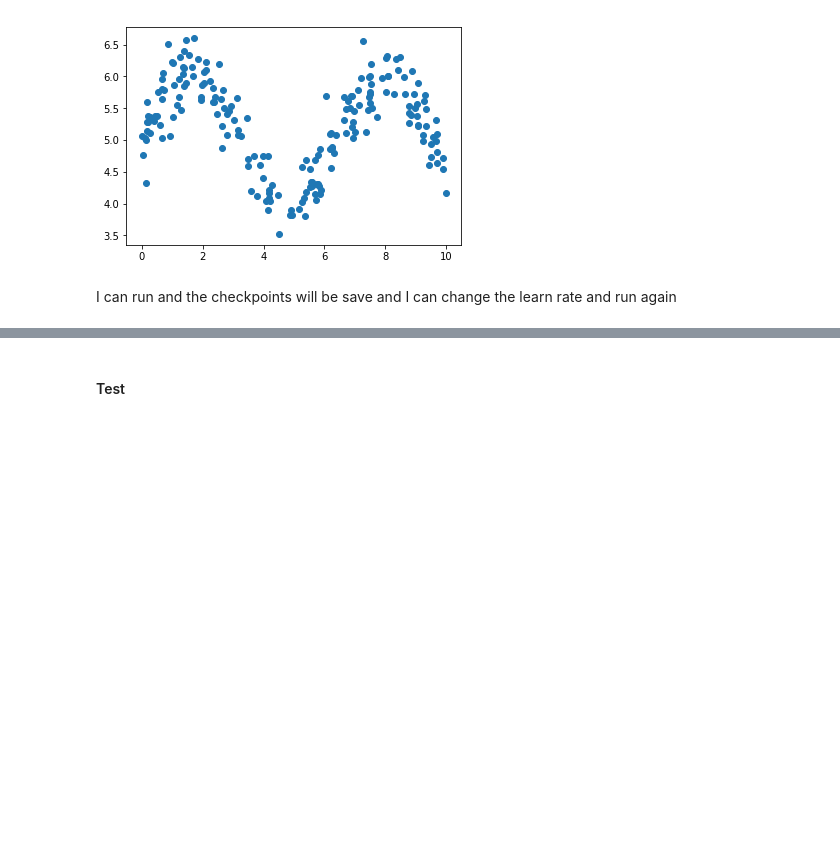
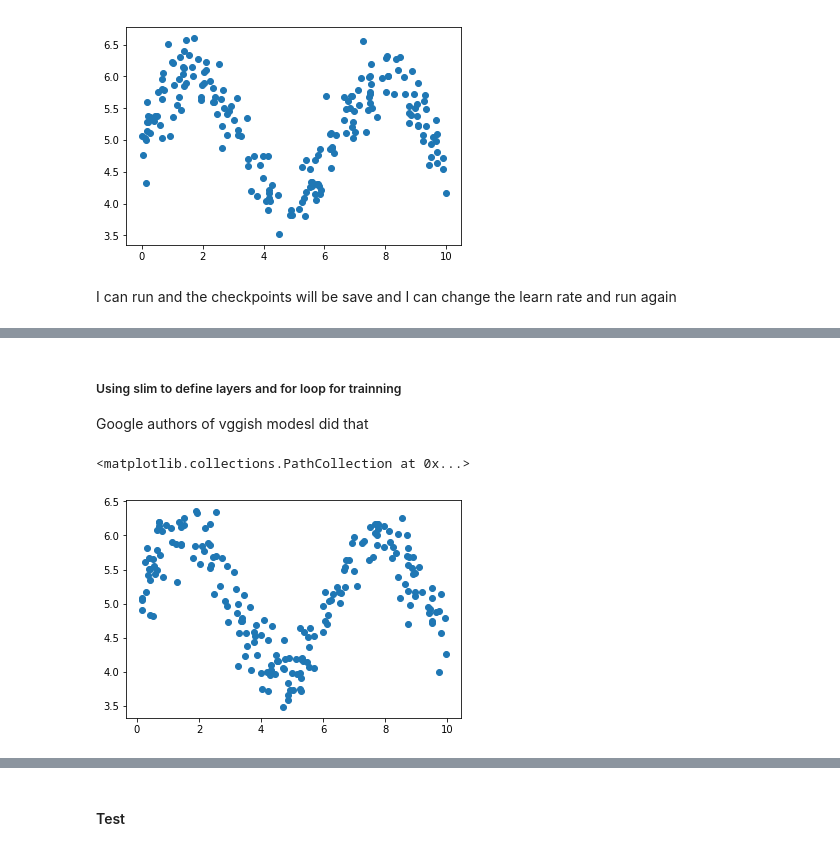
Before and after one commit to leandroohf/ds_pragmatic_programming, a Jupyter notebook: ds_pragmatic_programming_deeplearning.ipynb, the cells around one changed output, grey strips where cells are left out. Drawn from its saved outputs; the diff is of its cells as text; code cells hidden in the pictures; blank space fills up the shorter version.

```diff
--- a/ds_pragmatic_programming_deeplearning.ipynb
+++ b/ds_pragmatic_programming_deeplearning.ipynb
@@ -546,0 +556,11 @@ model.ckpt-5000.meta
+# %% [markdown]
+##### Using slim to define layers and for loop for trainning
+
+Google authors of vggish modesl did that
+# %%
+x_train, y_train = produce_batch(200)
+x_test, y_test = produce_batch(200)
+plt.scatter(x_train, y_train)
+# %% [output]
+<matplotlib.collections.PathCollection at 0x...>
+[figure, added]
```
Also changed, not shown: parts of 15 cells of this notebook.
